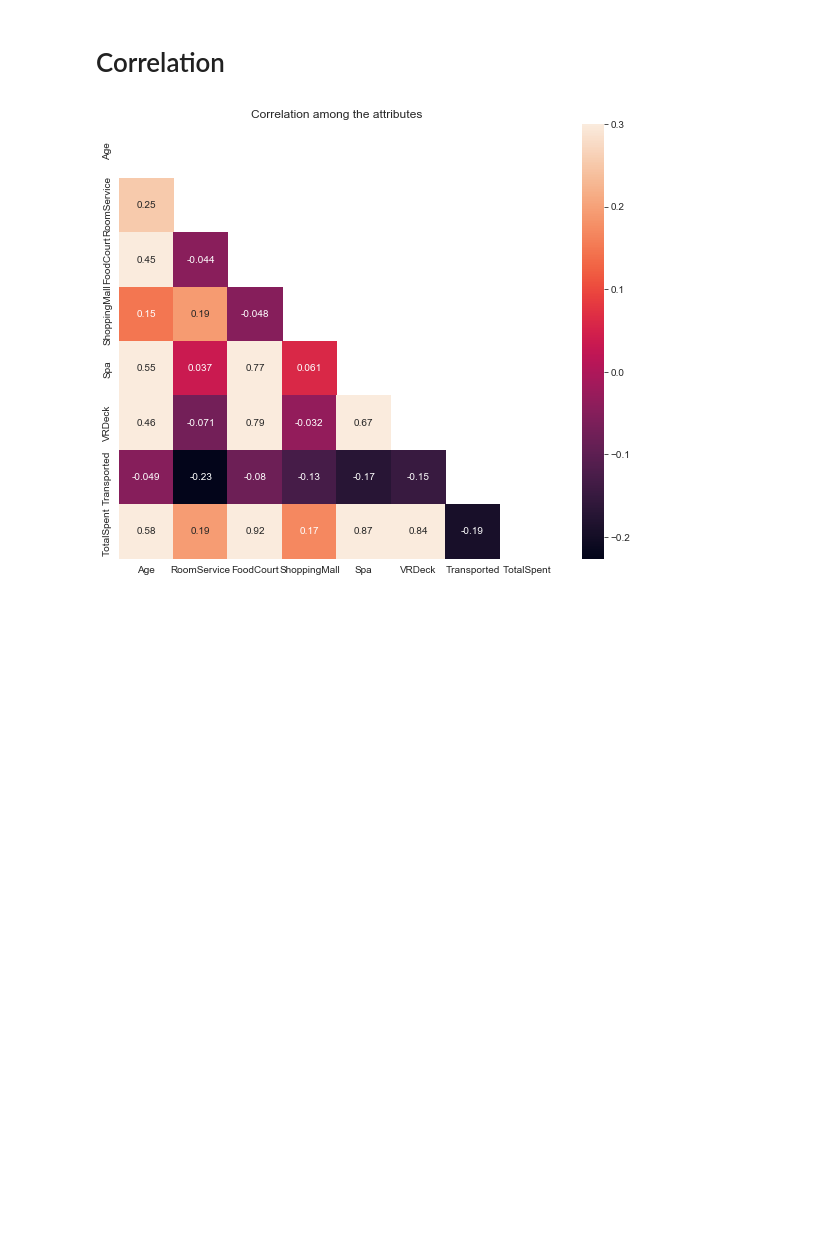
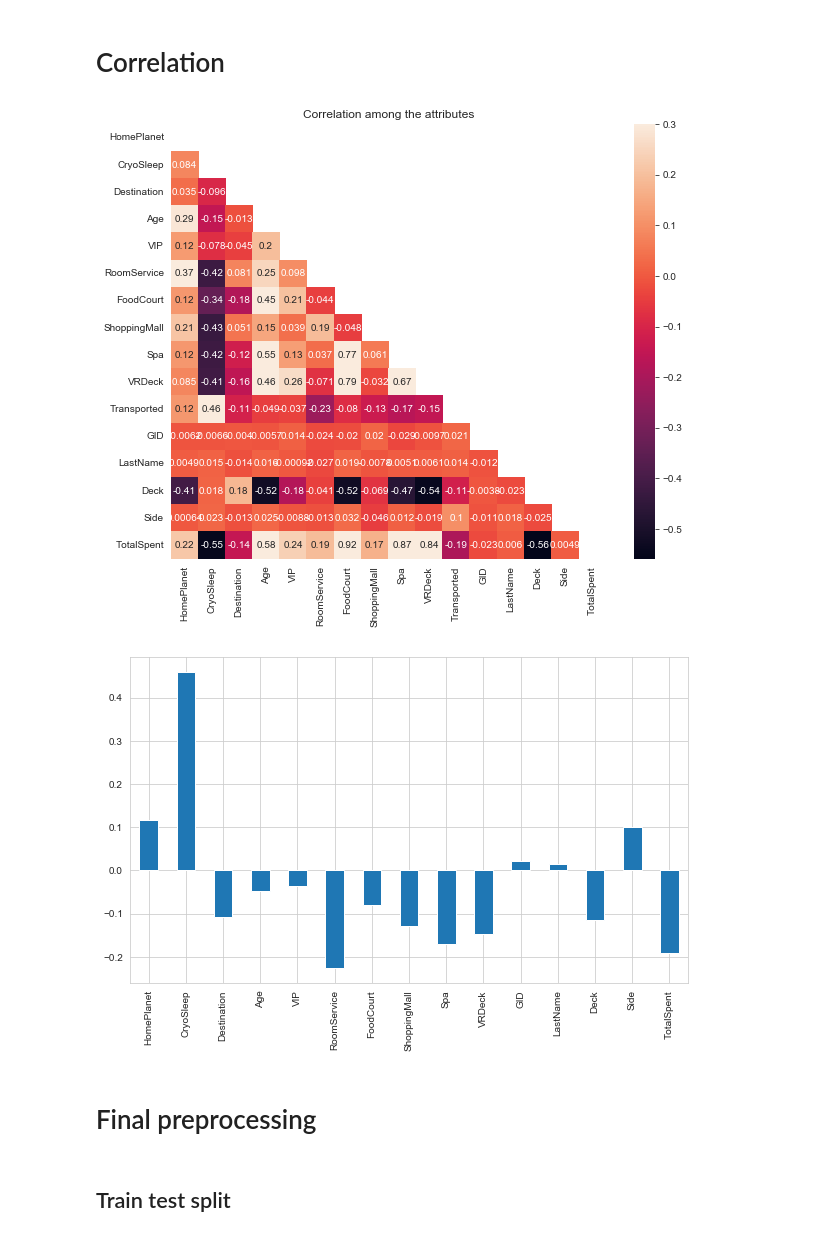
Before and after one commit to team-pass-ds/Spaceship-Titanic, a Jupyter notebook: notebooks/Comp-notebook.ipynb, the cells around one changed output. Saved outputs shown, nothing was run; the diff lists cells and outputs as text; code cells hidden in the pictures; blank space fills up the shorter version.

Commit message:
Final preprocessing

```diff
--- a/notebooks/Comp-notebook.ipynb
+++ b/notebooks/Comp-notebook.ipynb
@@ -514,0 +517,3 @@ df.head(3)
+# %%
+for attribute in encoders:
+    df[attribute] = encoders[attribute].transform(df[attribute])
@@ -527,4 +537,12 @@ sns.heatmap(df.corr(), square=True, linewidths=0, vmax=.3, annot=True, mask=mask
 plt.title('Correlation among the attributes')
 plt.show()
 # %% [output]
-[figure, old version]
+[figure, new version]
+# %%
+plt.figure(figsize=(10, 6))
+df_corr.Transported.drop('Transported').plot(kind='bar')
+plt.show()
+# %% [output]
+[figure, added]
+# %% [markdown]
+# Final preprocessing
@@ -530,0 +556,2 @@ plt.show()
+# %% [markdown]
+## Train test split
```
Also changed, not shown: parts of 7 cells of this notebook.
